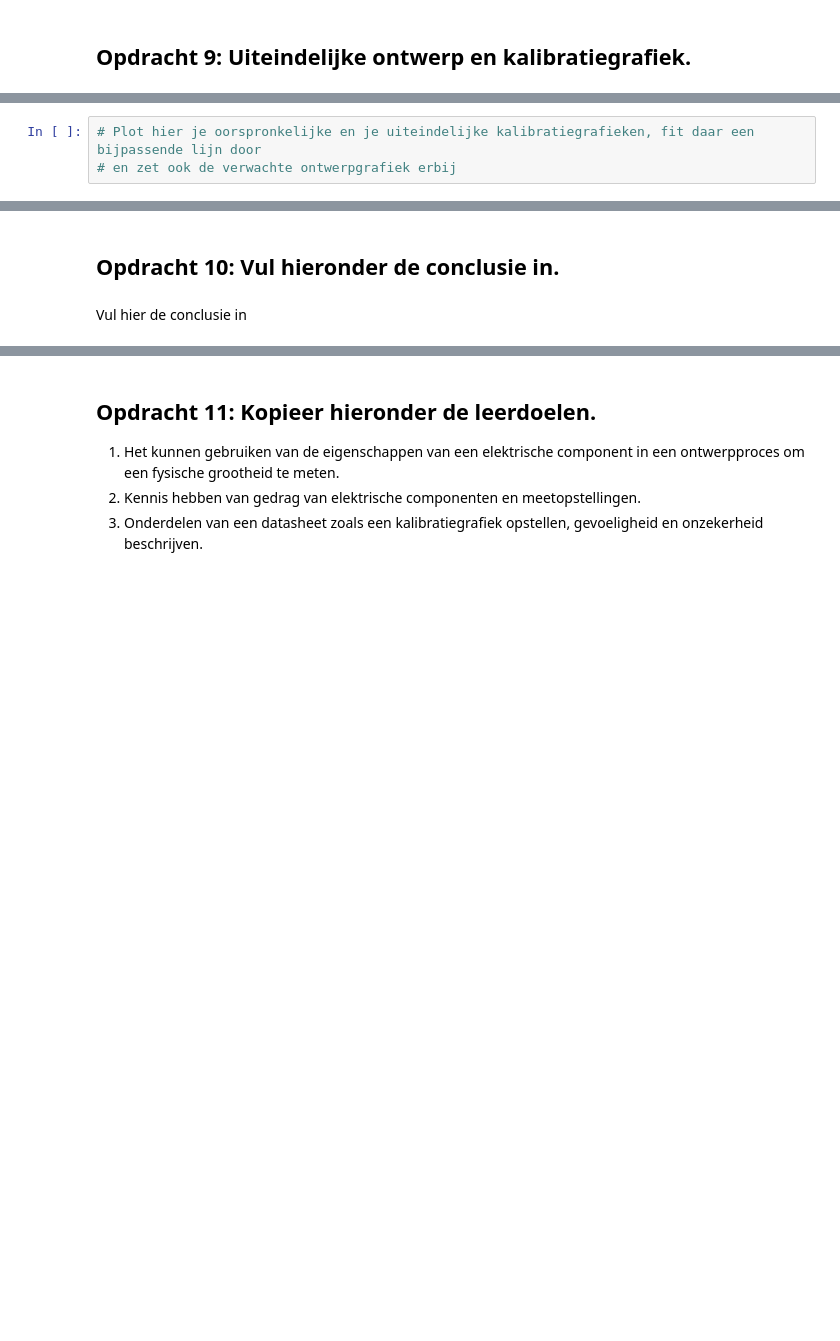
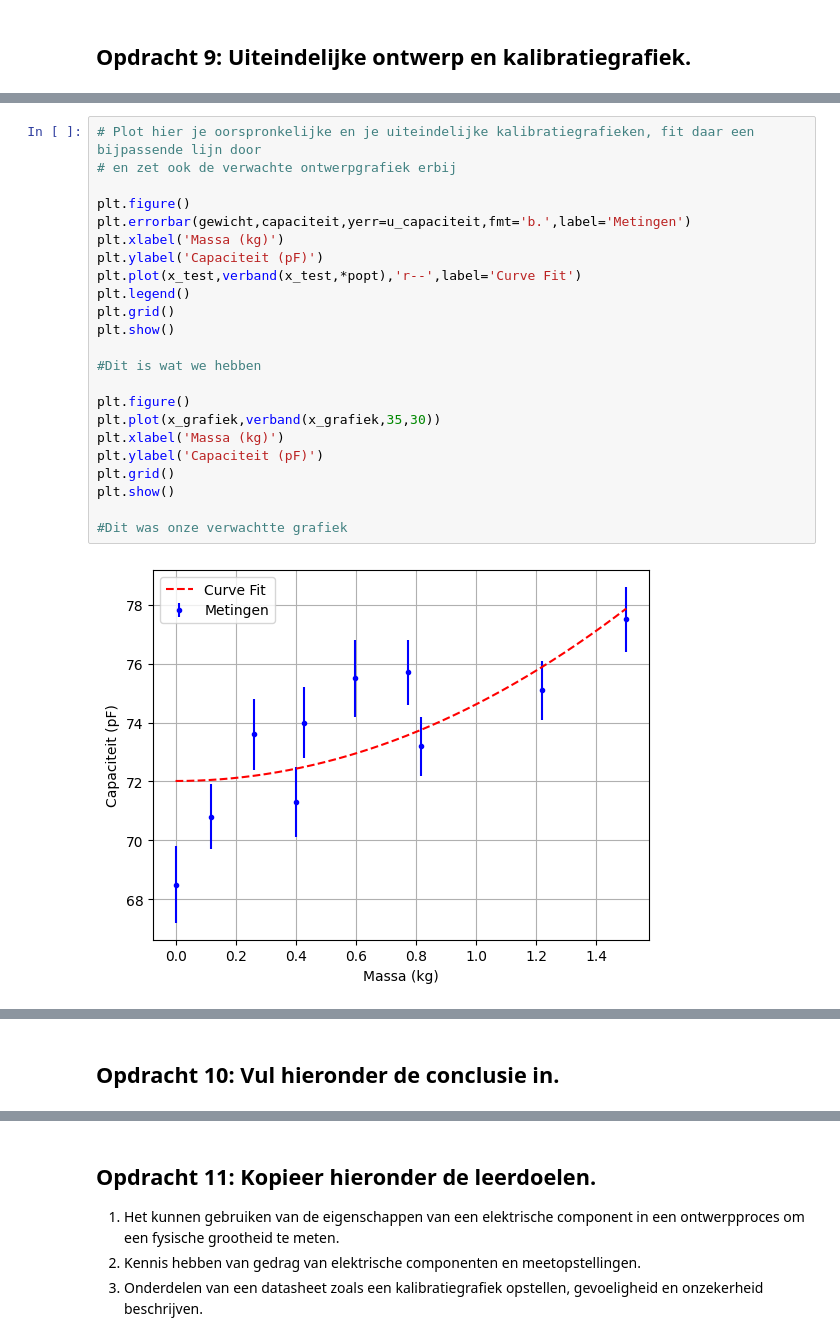
Before and after one commit to Timomloo/opdrachten-DEF-D, a Jupyter notebook: FysiekeOntwerpopdrachten/2OntwerpEenSensorCondensator/DEFOntwerpopdracht2OntwerpEenSensorInvulTemplate.ipynb, the cells around one changed output, grey strips where cells are left out. Cells and saved outputs as stored; diff of their text form; blank space fills up the shorter version.

```diff
--- a/FysiekeOntwerpopdrachten/2OntwerpEenSensorCondensator/DEFOntwerpopdracht2OntwerpEenSensorInvulTemplate.ipynb
+++ b/FysiekeOntwerpopdrachten/2OntwerpEenSensorCondensator/DEFOntwerpopdracht2OntwerpEenSensorInvulTemplate.ipynb
@@ -116,3 +155,25 @@ Onze sensor kan nog verbetered worden door de volgende verbeteringen (minimaal 2
-# %%
-# Plot hier je oorspronkelijke en je uiteindelijke kalibratiegrafieken, fit daar een bijpassende lijn door
-# en zet ook de verwachte ontwerpgrafiek erbij
+# %%
+# Plot hier je oorspronkelijke en je uiteindelijke kalibratiegrafieken, fit daar een bijpassende lijn door
+# en zet ook de verwachte ontwerpgrafiek erbij
+
+plt.figure()
+plt.errorbar(gewicht,capaciteit,yerr=u_capaciteit,fmt='b.',label='Metingen')
+plt.xlabel('Massa (kg)')
+plt.ylabel('Capaciteit (pF)')
+plt.plot(x_test,verband(x_test,*popt),'r--',label='Curve Fit')
+plt.legend()
+plt.grid()
+plt.show()
+
+#Dit is wat we hebben
+
+plt.figure()
+plt.plot(x_grafiek,verband(x_grafiek,35,30))
+plt.xlabel('Massa (kg)')
+plt.ylabel('Capaciteit (pF)')
+plt.grid()
+plt.show()
+
+#Dit was onze verwachtte grafiek
+# %% [output]
+[figure, added]
@@ -119,4 +181,2 @@ Onze sensor kan nog verbetered worden door de volgende verbeteringen (minimaal 2
 # %% [markdown]
 ## Opdracht 10: Vul hieronder de conclusie in.
-# %% [markdown]
-Vul hier de conclusie in
```
Also changed, not shown: parts of 14 cells of this notebook, 4 other files.
